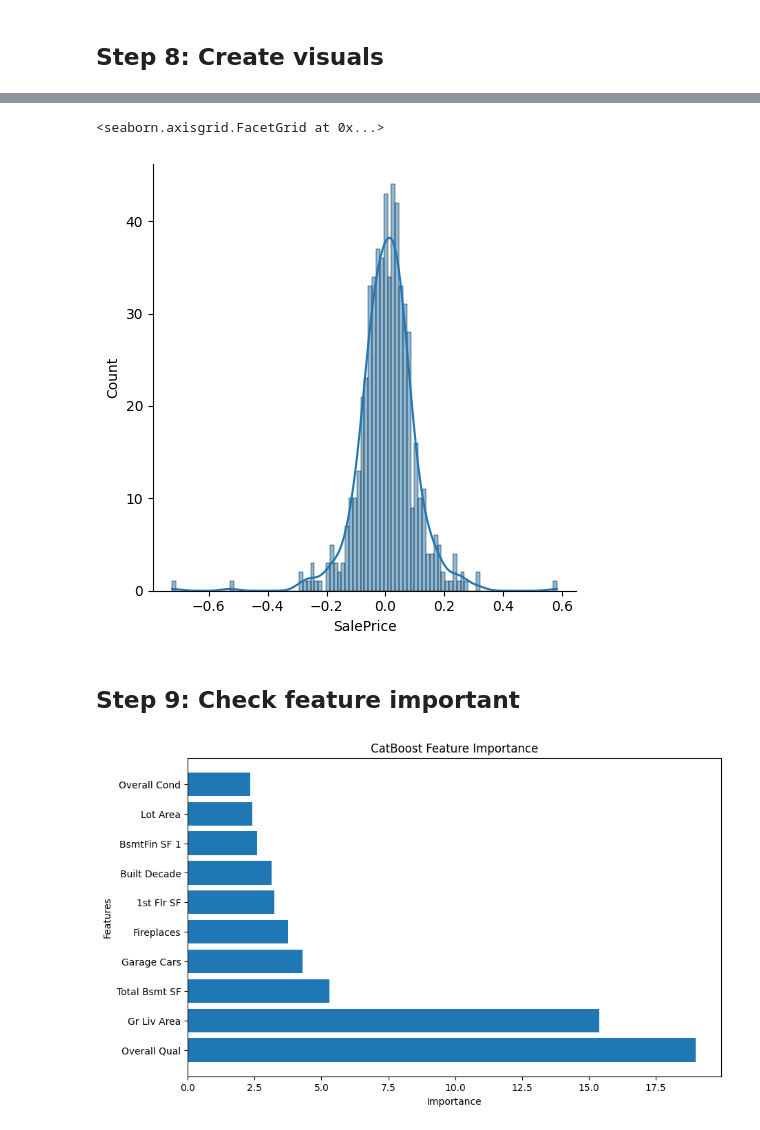
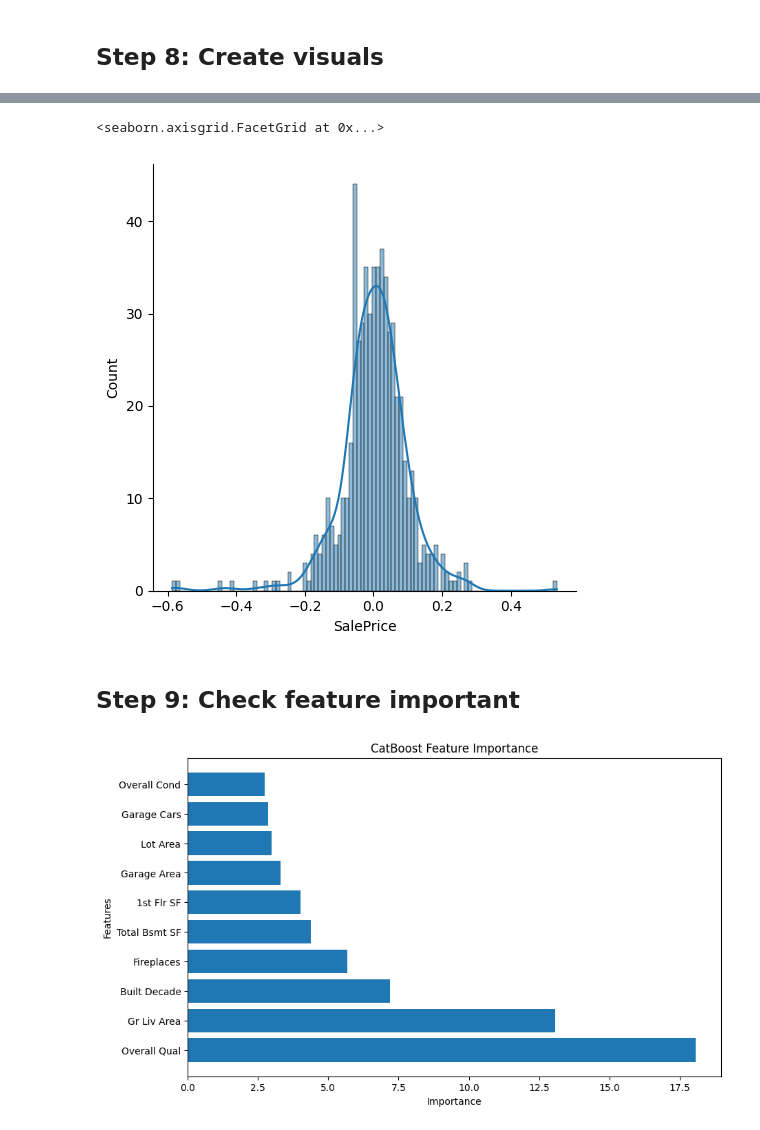
Before and after one commit to jxliagui/DS340W, a Jupyter notebook: project/src/models/Fixed/Catboost_Model.ipynb, the cells around one changed output, grey strips where cells are left out. Drawn from its saved outputs; the diff is of its cells as text; code cells hidden in the pictures.

```diff
--- a/project/src/models/Fixed/Catboost_Model.ipynb
+++ b/project/src/models/Fixed/Catboost_Model.ipynb
@@ -153,12 +153,12 @@ Best Hyperparameters:  {'iterations': 403, 'learning_rate': 0.09967147161809234,
 # %%
 # Built a CatBoost model with the new hyperparameter option
-# {'iterations': 403, 'learning_rate': 0.09967147161809234, 'depth': 7, 'subsample': 0.501400826388817,
-# 'colsample_bylevel': 0.6149921675922263, 'min_data_in_leaf': 37}
-cb_mod = cb.CatBoostRegressor(iterations = 403, learning_rate = 0.09967147161809234, depth = 7,
-                              subsample = 0.501400826388817, colsample_bylevel = 0.6149921675922263,
-                              min_data_in_leaf = 37, logging_level = 'Silent')
-cb_mod.fit(x_train, y_train)
-cb_pred = cb_mod.predict(x_test)
+# {'iterations': 467, 'learning_rate': 0.09964226758872138, 'depth': 7, 'subsample': 0.5634438751422268,
+# 'colsample_bylevel': 0.7740612162839906, 'min_data_in_leaf': 53}
+CatBoost_mod = cb.CatBoostRegressor(iterations = 467, learning_rate = 0.09964226758872138, depth = 7,
+                              subsample = 0.5634438751422268, colsample_bylevel = 0.7740612162839906,
+                              min_data_in_leaf = 53, logging_level = 'Silent')
+CatBoost_mod.fit(x_train, y_train)
+CatBoost_pred = CatBoost_mod.predict(x_test)
 # %% [markdown]
 ## Step 7: Check for scores
 # %%
@@ -226,17 +226,17 @@ plt.show()
 sb.displot((y_test - CatBoost_pred), bins = 100, kde = True)
 # %% [output]
 <seaborn.axisgrid.FacetGrid at 0x...>
-[figure, old version]
+[figure, new version]
 # %% [markdown]
 ## Step 9: Check feature important
 # %%
-importances = cb_mod.get_feature_importance(type = 'PredictionValuesChange')
+importances = CatBoost_mod.get_feature_importance(type = 'PredictionValuesChange')
 feature_importances = pd.Series(importances, index = x.columns).sort_values(ascending = False)[:10]
 plt.figure(figsize = (10, 6))
 plt.barh(feature_importances.index, feature_importances.values)
 plt.title('CatBoost Feature Importance')
 plt.xlabel('Importance')
 plt.ylabel('Features')
 plt.show()
 # %% [output]
-[figure, old version]
+[figure, new version]
```
Also changed, not shown: parts of 3 cells of this notebook.
